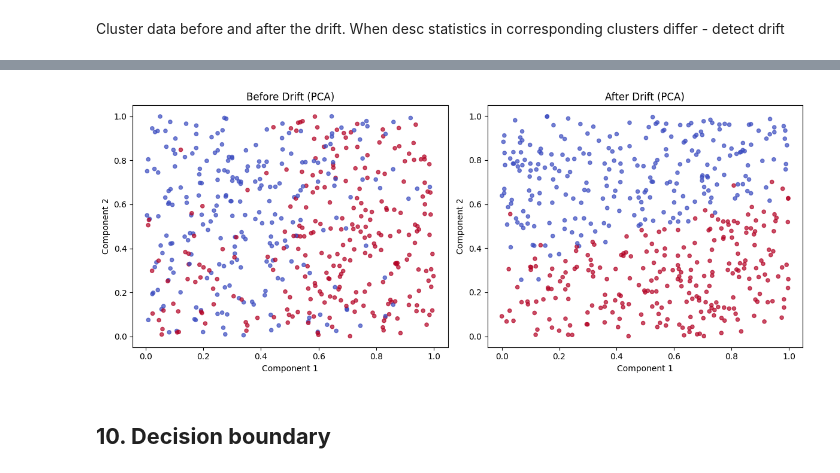
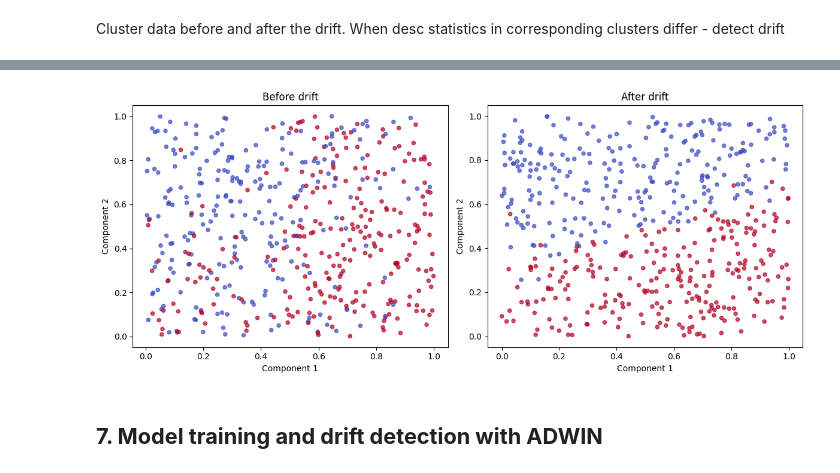
Before and after one commit to KubaCzech/DriftDetectionWithExplainableAI, a Jupyter notebook: notebooks/data_drift.ipynb, the cells around one changed output, grey strips where cells are left out. Cells and saved outputs as stored; diff of their text form; code cells hidden in the pictures.

```diff
--- a/notebooks/data_drift.ipynb
+++ b/notebooks/data_drift.ipynb
@@ -765,6 +880,4 @@ No artists with labels found to put in legend.  Note that artists whose label st
 # %%
-plot_drift(X_before, y_before, X_after, y_after, "Before Drift (PCA)", "After Drift (PCA)")
+plot_drift(X_before, y_before, X_after, y_after, "Before drift", "After drift")
 # %% [output]
-[figure, old version]
+[figure, new version]
-# %% [markdown]
-## **10. Decision boundary**
@@ -772,0 +884,2 @@ plot_drift(X_before, y_before, X_after, y_after, "Before Drift (PCA)", "After Dr
+# %% [markdown]
+## **7. Model training and drift detection with ADWIN** ##
```
Also changed, not shown: parts of 25 cells of this notebook.
